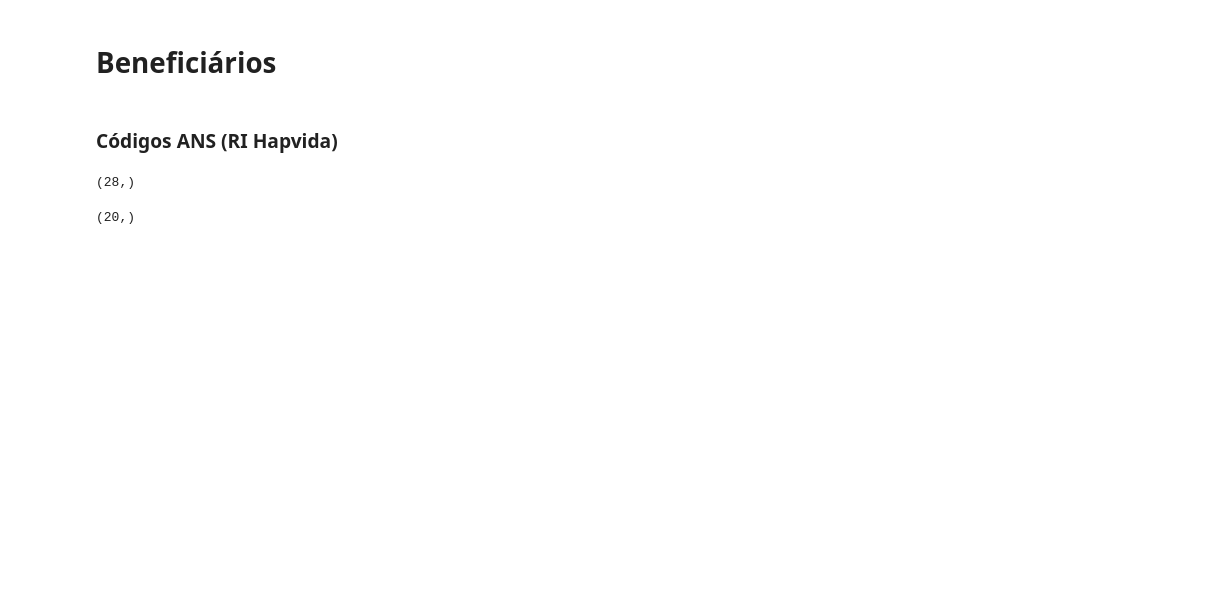
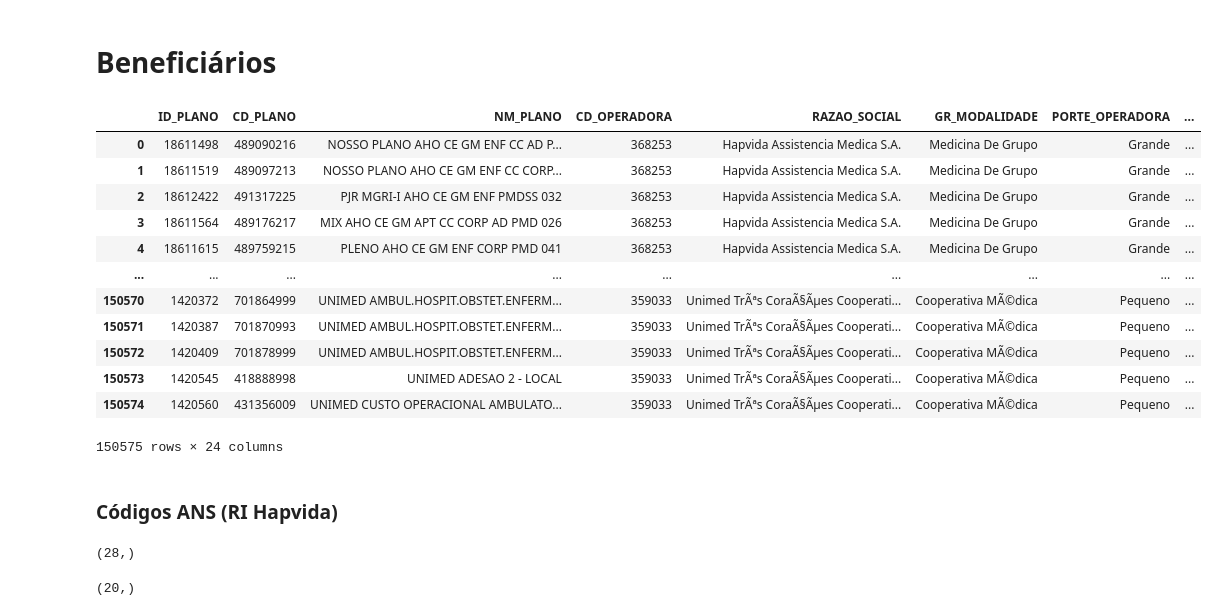
Before and after one commit to ianaraujo/ipcap-hapvida, a Jupyter notebook: beneficiarios.ipynb, the cells around one changed output. Saved outputs shown, nothing was run; the diff lists cells and outputs as text; code cells hidden in the pictures; blank space fills up the shorter version.

```diff
--- a/beneficiarios.ipynb
+++ b/beneficiarios.ipynb
@@ -11,6 +11,24 @@ import matplotlib.pyplot as plt
 from io import BytesIO
 from datetime import datetime
 from collections import defaultdict
+# %%
+cadastro = pd.read_csv("https://dadosabertos.ans.gov.br/FTP/PDA/caracteristicas_produtos_saude_suplementar/caracteristicas_produtos_saude_suplementar.csv", sep=";", encoding="ISO-8859-1")
+# %%
+cadastro
+# %% [output]
+|  | ID_PLANO | CD_PLANO | NM_PLANO | CD_OPERADORA | RAZAO_SOCIAL | GR_MODALIDADE | PORTE_OPERADORA | ... |
+| 0 | 18611498 | 489090216 | NOSSO PLANO AHO CE GM ENF CC AD P... | 368253 | Hapvida Assistencia Medica S.A. | Medicina De Grupo | Grande | ... |
+| 1 | 18611519 | 489097213 | NOSSO PLANO AHO CE GM ENF CC CORP... | 368253 | Hapvida Assistencia Medica S.A. | Medicina De Grupo | Grande | ... |
+| 2 | 18612422 | 491317225 | PJR MGRI-I AHO CE GM ENF PMDSS 032 | 368253 | Hapvida Assistencia Medica S.A. | Medicina De Grupo | Grande | ... |
+| 3 | 18611564 | 489176217 | MIX AHO CE GM APT CC CORP AD PMD 026 | 368253 | Hapvida Assistencia Medica S.A. | Medicina De Grupo | Grande | ... |
+| 4 | 18611615 | 489759215 | PLENO AHO CE GM ENF CORP PMD 041 | 368253 | Hapvida Assistencia Medica S.A. | Medicina De Grupo | Grande | ... |
+| ... | ... | ... | ... | ... | ... | ... | ... | ... |
+| 150570 | 1420372 | 701864999 | UNIMED AMBUL.HOSPIT.OBSTET.ENFERM... | 359033 | Unimed TrÃªs CoraÃ§Ãµes Cooperati... | Cooperativa MÃ©dica | Pequeno | ... |
+| 150571 | 1420387 | 701870993 | UNIMED AMBUL.HOSPIT.OBSTET.ENFERM... | 359033 | Unimed TrÃªs CoraÃ§Ãµes Cooperati... | Cooperativa MÃ©dica | Pequeno | ... |
+| 150572 | 1420409 | 701878999 | UNIMED AMBUL.HOSPIT.OBSTET.ENFERM... | 359033 | Unimed TrÃªs CoraÃ§Ãµes Cooperati... | Cooperativa MÃ©dica | Pequeno | ... |
+| 150573 | 1420545 | 418888998 | UNIMED ADESAO 2 - LOCAL | 359033 | Unimed TrÃªs CoraÃ§Ãµes Cooperati... | Cooperativa MÃ©dica | Pequeno | ... |
+| 150574 | 1420560 | 431356009 | UNIMED CUSTO OPERACIONAL AMBULATO... | 359033 | Unimed TrÃªs CoraÃ§Ãµes Cooperati... | Cooperativa MÃ©dica | Pequeno | ... |
+150575 rows × 24 columns
 # %% [markdown]
 ### Códigos ANS (RI Hapvida)
 # %%
```
Also changed, not shown: parts of 16 cells of this notebook, 1 other file.
